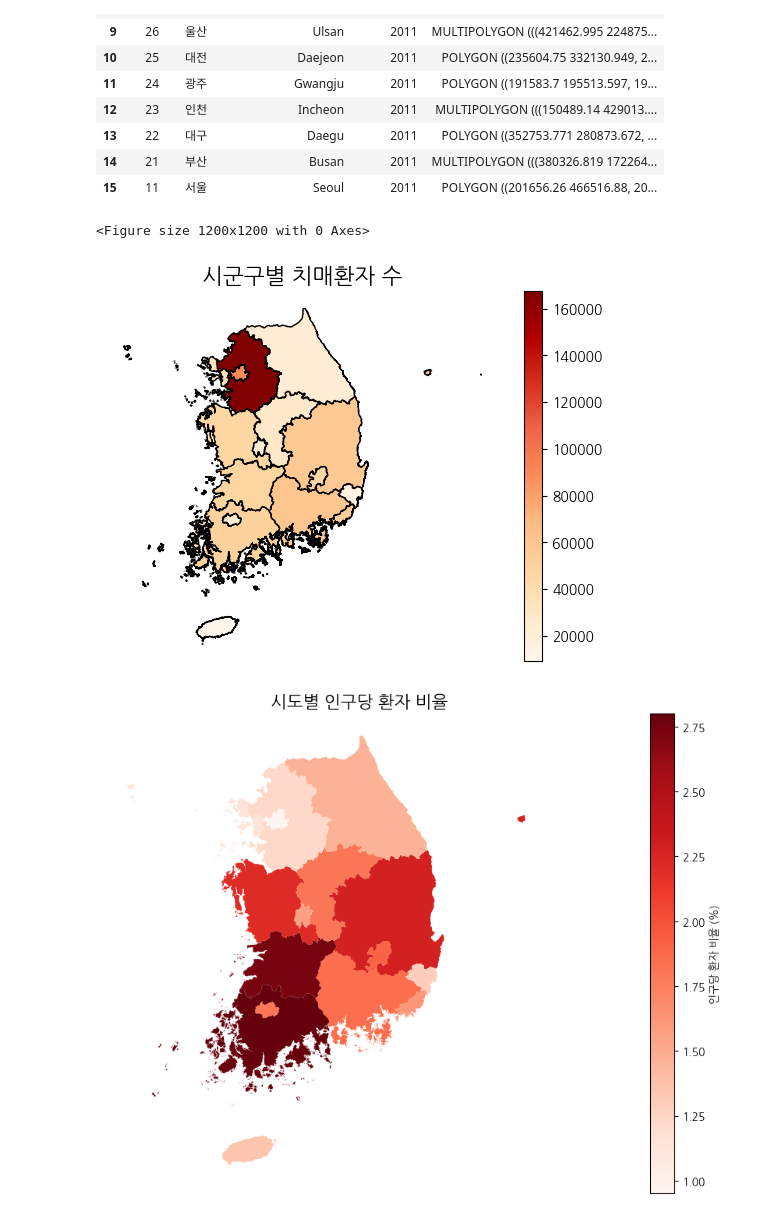
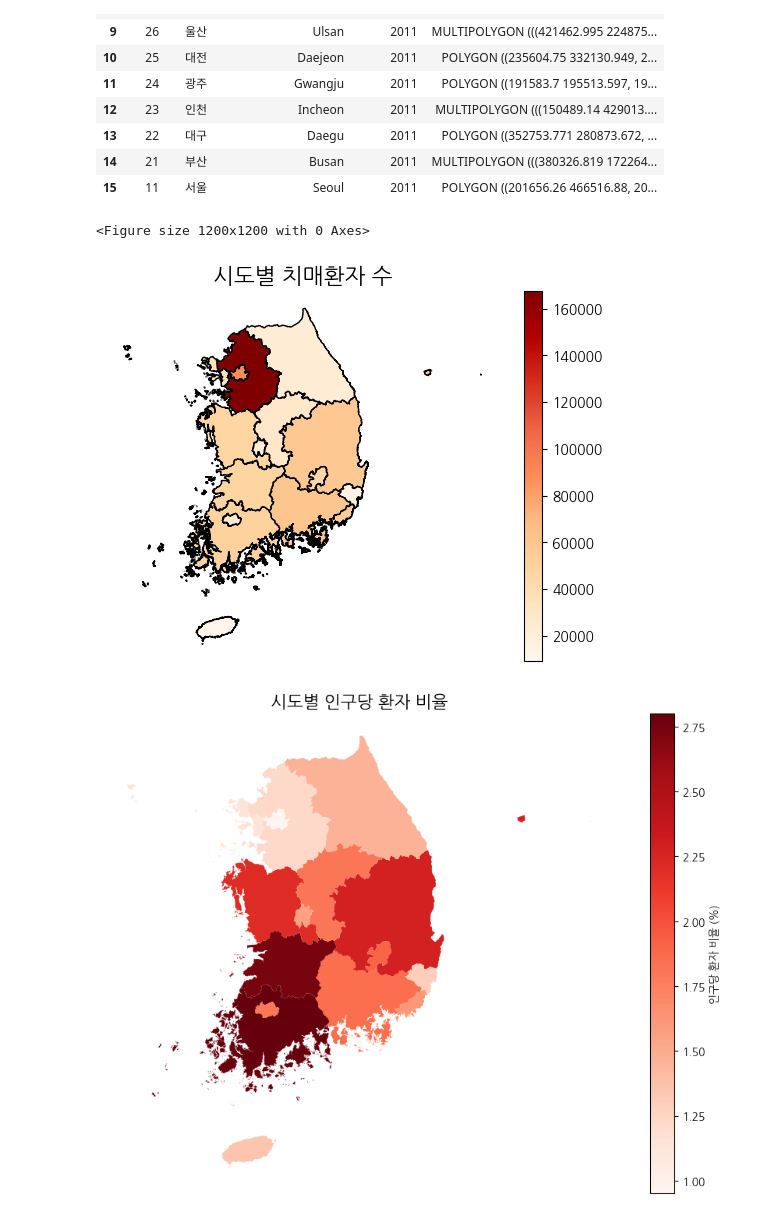
Before and after one commit to EastOst/Dementia_info, a Jupyter notebook: main(최종).ipynb, the cells around one changed output. Cells and saved outputs as stored; diff of their text form; code cells hidden in the pictures.

```diff
--- a/main(최종).ipynb
+++ b/main(최종).ipynb
@@ -286,22 +298,23 @@ merged_data['환자수'] = merged_data['환자수'].astype(int)
 # %%
 plt.figure(figsize=(12, 12))
 ax = merged_data.plot(
     column='환자수',
     cmap='OrRd',
     legend=True,
     edgecolor='black',
     missing_kwds={
         "color": "lightgrey",
         "label": "No data"
     }
 )
-ax.set_title("시군구별 치매환자 수", fontsize=16)
+ax.set_title("시도별 치매환자 수", fontsize=16)
 ax.set_axis_off()
 
 plt.show()
+# 그래프 생성
 # %% [output]
 <Figure size 1200x1200 with 0 Axes>
-[figure, old version]
+[figure, new version]
 # %%
 map_data = map_data.rename(columns={"name": "시도"})
 map_data = map_data.merge(province_total_group, on="시도")
```
Also changed, not shown: parts of 15 cells of this notebook, 2 other files.
